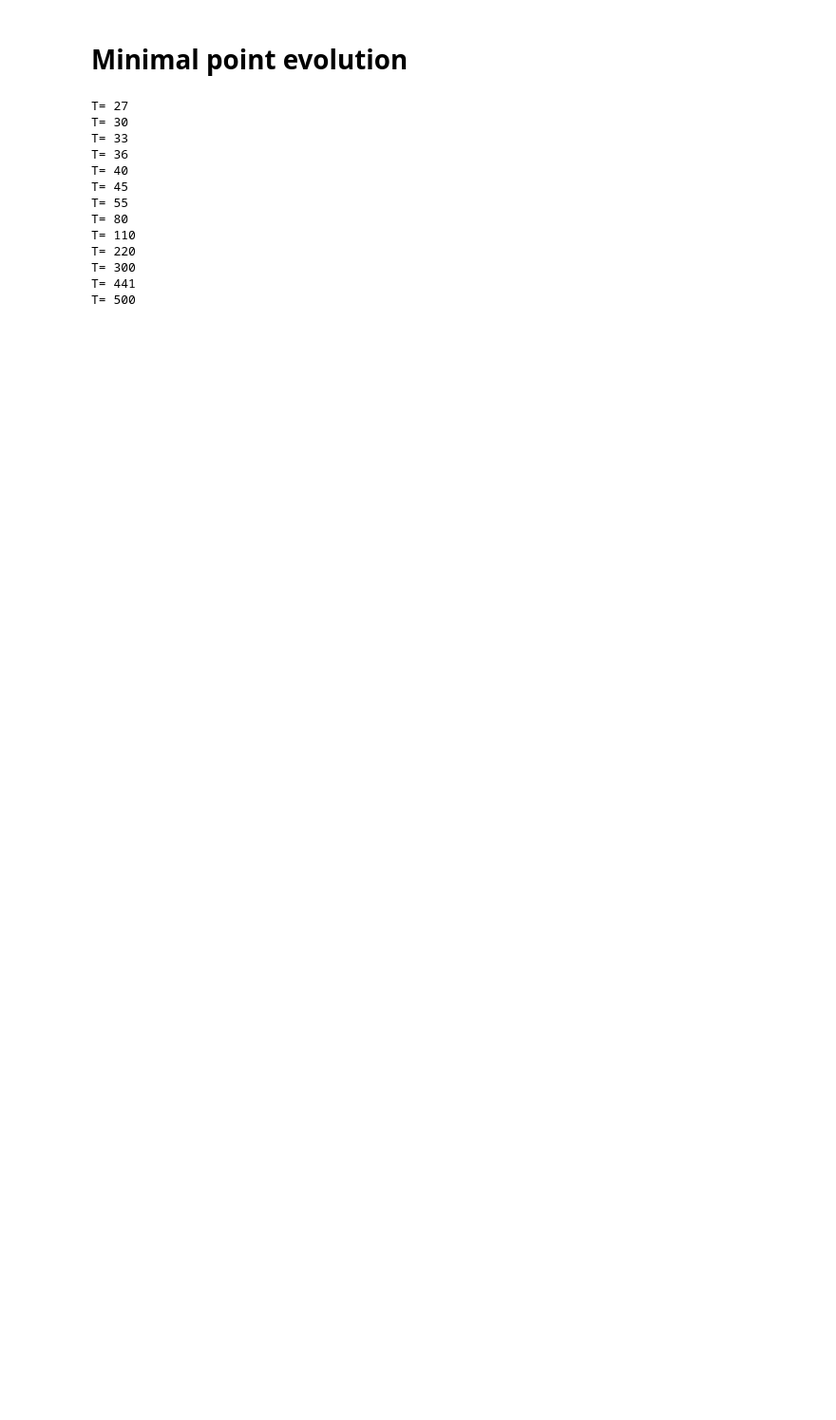
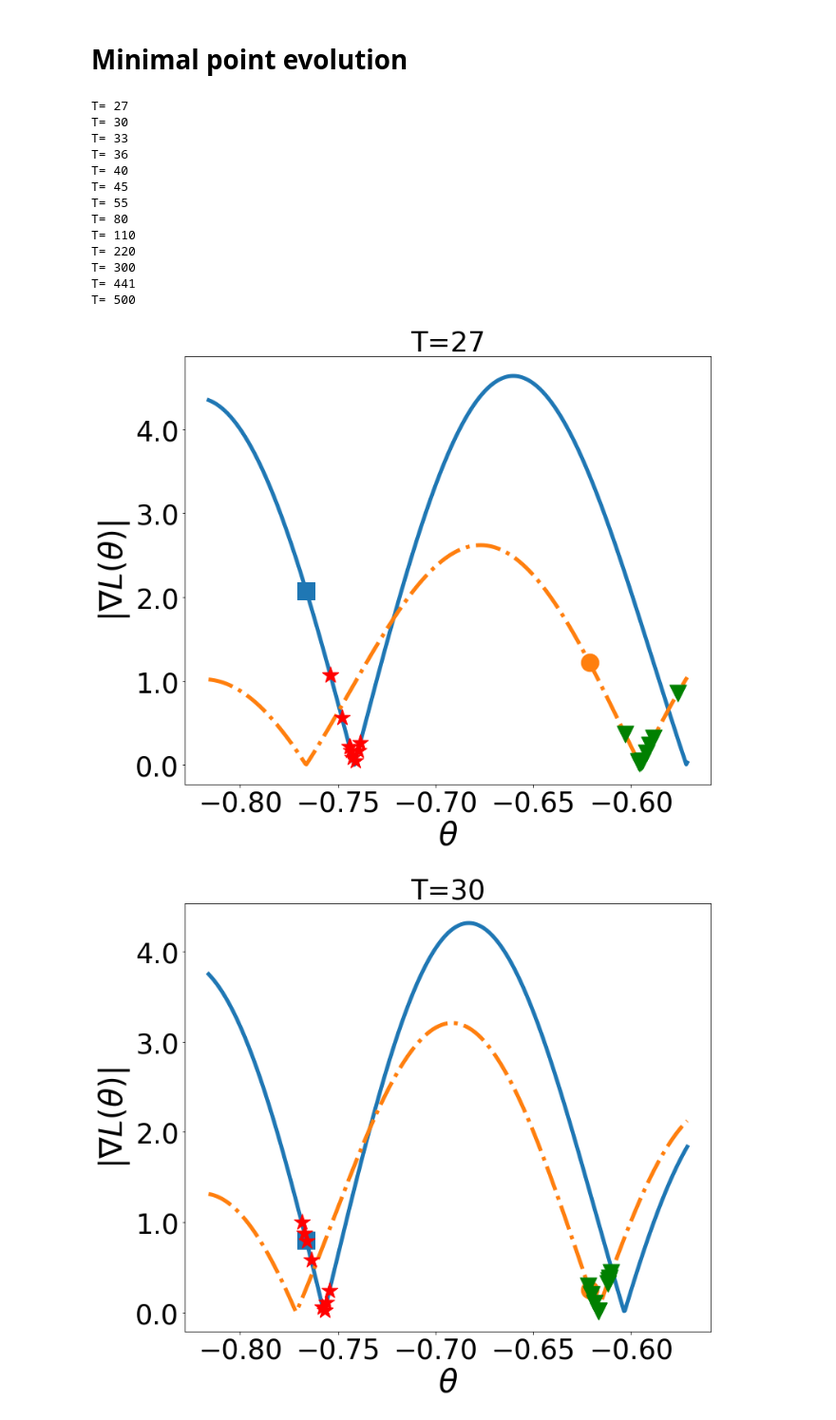
Before and after one commit to zhiyanding/MM-QCELS, a Jupyter notebook: QCELS_multi_tfim_8sites.ipynb, the cells around one changed output. Shown at 95% size. Cells and saved outputs as stored; diff of their text form; code cells hidden in the pictures; blank space fills up the shorter version.

```diff
--- a/QCELS_multi_tfim_8sites.ipynb
+++ b/QCELS_multi_tfim_8sites.ipynb
@@ -241,7 +241,10 @@ x_test_1=np.linspace(spectrum[0]-0.05, spectrum[1]+0.05, num=500)
 x_test_1=np.append(x_test_1,[spectrum[1]])
 x_test_1=np.sort(x_test_1)
 fun_x_0=np.zeros([len(x_test_0),len(T_list)])
+gra_fun_x_0=np.zeros([len(x_test_0),len(T_list)])
 fun_x_1=np.zeros([len(x_test_1),len(T_list)])
+gra_fun_x_1=np.zeros([len(x_test_0),len(T_list)])
+delta_x=0.001
 for n_list in range(len(T_list)):
     T=T_list[n_list]
     print('T=',T)
@@ -305,13 +308,21 @@ for n_list in range(len(T_list)):
             x1=list(x0)
             x1[2]=x_test_0[k_x]
             x1[5]=min_x_1[n_list,k]=max(x0[2],x0[5])
+            x2=list(x0)
+            x2[2]=x_test_0[k_x]+delta_x
+            x2[5]=min_x_1[n_list,k]=max(x0[2],x0[5])
             fun_x_0[k_x,n_list]=qcels_opt_fun(x1, ts, Z_est)
+            gra_fun_x_0[k_x,n_list]=abs((qcels_opt_fun(x2, ts, Z_est)-qcels_opt_fun(x1, ts, Z_est))/delta_x)
         min_x_1[n_list,k]=max(x0[2],x0[5])
         for k_x in range(len(x_test_1)):
             x1=list(x0)
             x1[2]=min_x_0[n_list,k]=min(x0[2],x0[5])
             x1[5]=x_test_1[k_x]
+            x2=list(x0)
+            x2[2]=min_x_0[n_list,k]=min(x0[2],x0[5])
+            x2[5]=x_test_1[k_x]+delta_x
             fun_x_1[k_x,n_list]=qcels_opt_fun(x1, ts, Z_est)
+            gra_fun_x_1[k_x,n_list]=abs((qcels_opt_fun(x2, ts, Z_est)-qcels_opt_fun(x1, ts, Z_est))/delta_x)
 # %% [output]
 T= 27
 T= 30
@@ -326,3 +337,51 @@ T= 220
 T= 300
 T= 441
 T= 500
+# %%
+import matplotlib.ticker as mtick
+import statistics
+for p in range(len(T_list)):
+    dist_0=(x_test_0[1]-x_test_0[0])/2
+    dist_1=(x_test_1[1]-x_test_1[0])/2
+    gra_fun_m_0=np.zeros(len(min_x_0[p,:]))
+    gra_fun_m_1=np.zeros(len(min_x_0[p,:]))
+    for q in range(len(min_x_0[p,:])):
+        theta_large=min_x_0[p,q]+dist_0
+        theta_small=min_x_0[p,q]-dist_0
+        gra_fun_m_0[q]=sum(sum(gra_fun_x_0[np.where((x_test_0<theta_large)&(x_test_0>theta_small)),p]))/(sum(np.shape(gra_fun_x_0[np.where((x_test_0<theta_large)&(x_test_0>theta_small)),p]))-1)
+        theta_large=min_x_1[p,q]+dist_1
+        theta_small=min_x_1[p,q]-dist_1
+        gra_fun_m_1[q]=sum(sum(gra_fun_x_1[np.where((x_test_1<theta_large)&(x_test_1>theta_small)),p]))/(sum(np.shape(gra_fun_x_0[np.where((x_test_1<theta_large)&(x_test_1>theta_small)),p]))-1)
+    fig=plt.figure(figsize=(12,10))
+    ax = fig.add_subplot(111)
+    plt.plot(x_test_0,gra_fun_x_0[:,p],linestyle="-",linewidth=5,
+             label=r"$L(\theta_1,\theta^*_2)$",zorder = 1)
+    plt.plot(x_test_1,gra_fun_x_1[:,p],linestyle="-.",linewidth=5,
+             label=r"$L(\theta^*_1,\theta_2)$",zorder = 1)
+    plt.scatter(x_test_0[np.where((x_test_0==spectrum[0]))],
+                gra_fun_x_0[np.where((x_test_0==spectrum[0])),p]
+                ,label=r"$\lambda_1$",marker="s",zorder = 2,s=500)
+    plt.scatter(x_test_1[np.where((x_test_1==spectrum[1]))],
+                gra_fun_x_1[np.where((x_test_1==spectrum[1])),p]
+                ,label=r"$\lambda_2$",zorder = 2,s=500)
+    plt.scatter(min_x_0[p,:],
+                gra_fun_m_0[:]
+                ,label=r"spread of $\theta^*_1$",c ="red",zorder = 2
+                ,marker="*",s=450)
+    plt.scatter(min_x_1[p,:],
+                gra_fun_m_1[:]
+                ,label=r"spread of $\theta^*_2$",c ="green",zorder = 2
+                ,marker="v",s=450)
+    plt.xlabel(r"$\theta$",fontsize=40)
+    plt.ylabel(r"$|\nabla L(\theta)|$",fontsize=40)
+#     plt.ylim(top=2.1)
+#     plt.ylim(bottom=1.65)
+    plt.title('T='+str(T_list[p]),fontsize=35)
+    ax.yaxis.set_major_formatter(mtick.FormatStrFormatter('%.1f'))
+    plt.xticks(fontsize=35)
+    plt.yticks(fontsize=35)
+#     plt.legend(fontsize=25,loc=4,mode = "expand", ncol = 3)
+    plt.savefig('TFIM_gradient_loss_function_T='+str(T_list[p])+'.pdf',facecolor='w')
+# %% [output]
+[figure, added]
+[figure, added]
```
Also changed, not shown: parts of 5 cells of this notebook, 50 other files.
